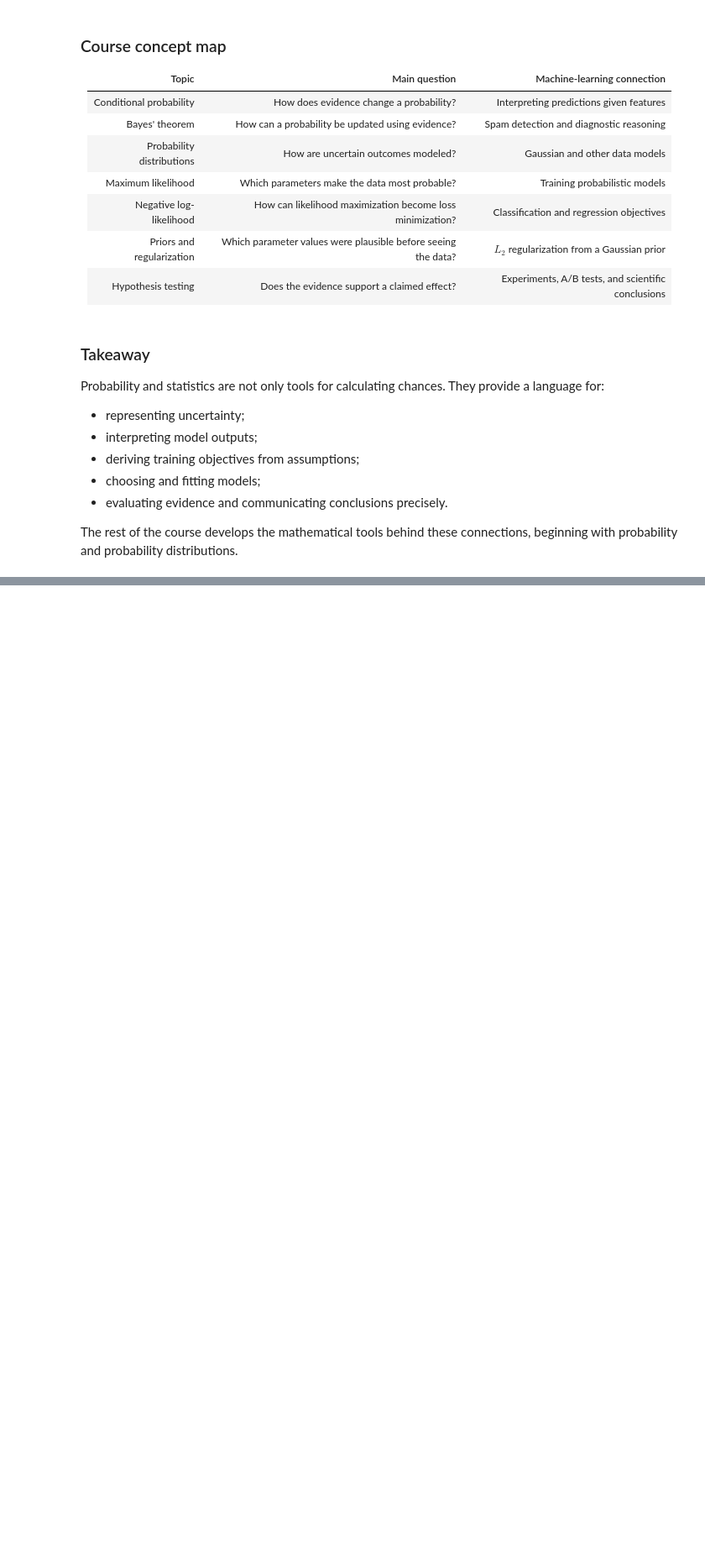
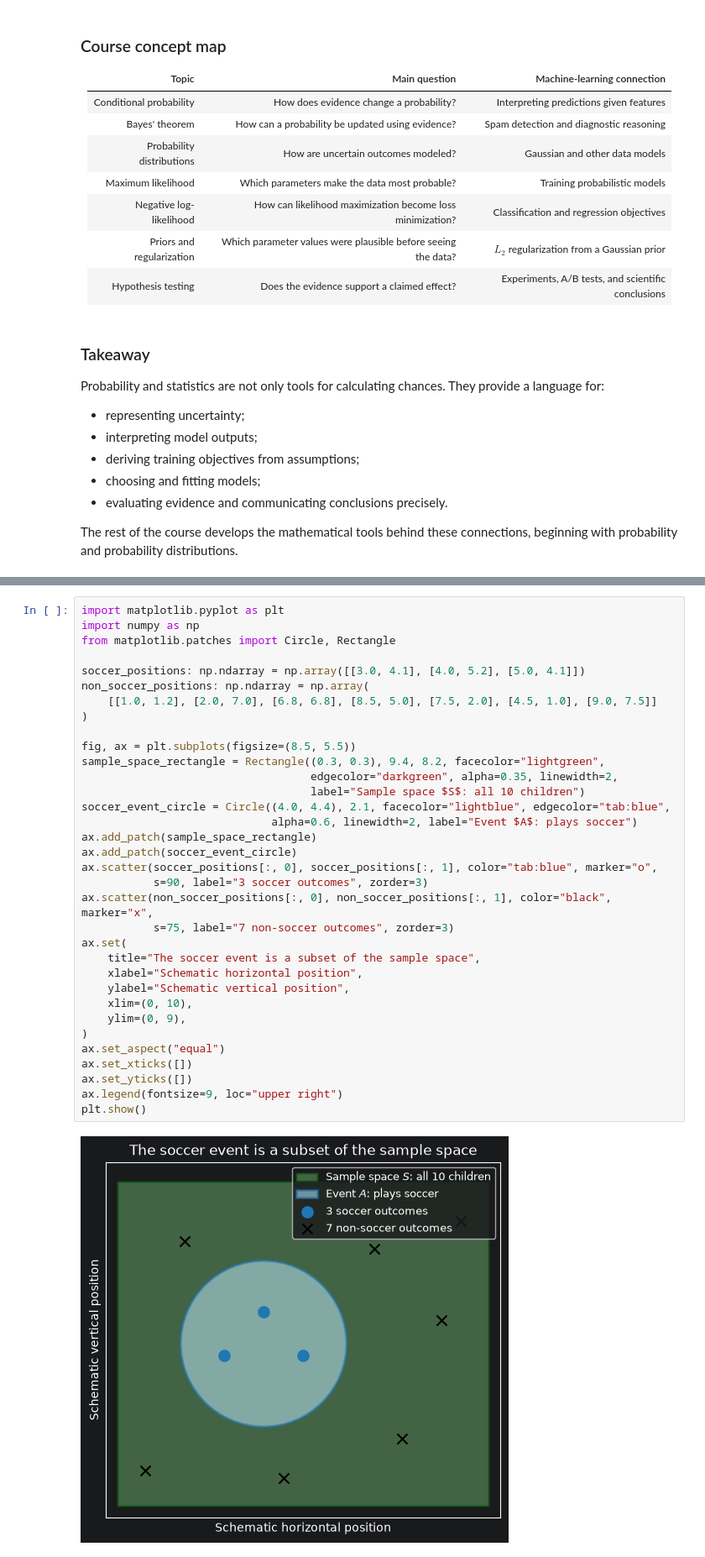
Before and after one commit to majorgilles/mathematics-for-machine-learning-and-data-science, a Jupyter notebook: weeks/c3_w1/01_probability_and_probability_distributions.ipynb, the cells around one changed output, grey strips where cells are left out. Shown at 84% size. Saved outputs shown, nothing was run; the diff lists cells and outputs as text; blank space fills up the shorter version.

Commit message:
Add detailed explanations and visual example for probability concepts in the notebook

```diff
--- a/weeks/c3_w1/01_probability_and_probability_distributions.ipynb
+++ b/weeks/c3_w1/01_probability_and_probability_distributions.ipynb
@@ -113,0 +205,36 @@ The rest of the course develops the mathematical tools behind these connections,
+# %%
+import matplotlib.pyplot as plt
+import numpy as np
+from matplotlib.patches import Circle, Rectangle
+
+soccer_positions: np.ndarray = np.array([[3.0, 4.1], [4.0, 5.2], [5.0, 4.1]])
+non_soccer_positions: np.ndarray = np.array(
+    [[1.0, 1.2], [2.0, 7.0], [6.8, 6.8], [8.5, 5.0], [7.5, 2.0], [4.5, 1.0], [9.0, 7.5]]
+)
+
+fig, ax = plt.subplots(figsize=(8.5, 5.5))
+sample_space_rectangle = Rectangle((0.3, 0.3), 9.4, 8.2, facecolor="lightgreen",
+                                   edgecolor="darkgreen", alpha=0.35, linewidth=2,
+                                   label="Sample space $S$: all 10 children")
+soccer_event_circle = Circle((4.0, 4.4), 2.1, facecolor="lightblue", edgecolor="tab:blue",
+                             alpha=0.6, linewidth=2, label="Event $A$: plays soccer")
+ax.add_patch(sample_space_rectangle)
+ax.add_patch(soccer_event_circle)
+ax.scatter(soccer_positions[:, 0], soccer_positions[:, 1], color="tab:blue", marker="o",
+           s=90, label="3 soccer outcomes", zorder=3)
+ax.scatter(non_soccer_positions[:, 0], non_soccer_positions[:, 1], color="black", marker="x",
+           s=75, label="7 non-soccer outcomes", zorder=3)
+ax.set(
+    title="The soccer event is a subset of the sample space",
+    xlabel="Schematic horizontal position",
+    ylabel="Schematic vertical position",
+    xlim=(0, 10),
+    ylim=(0, 9),
+)
+ax.set_aspect("equal")
+ax.set_xticks([])
+ax.set_yticks([])
+ax.legend(fontsize=9, loc="upper right")
+plt.show()
+# %% [output]
+[figure, added]
```
Also changed, not shown: parts of 9 cells of this notebook.
